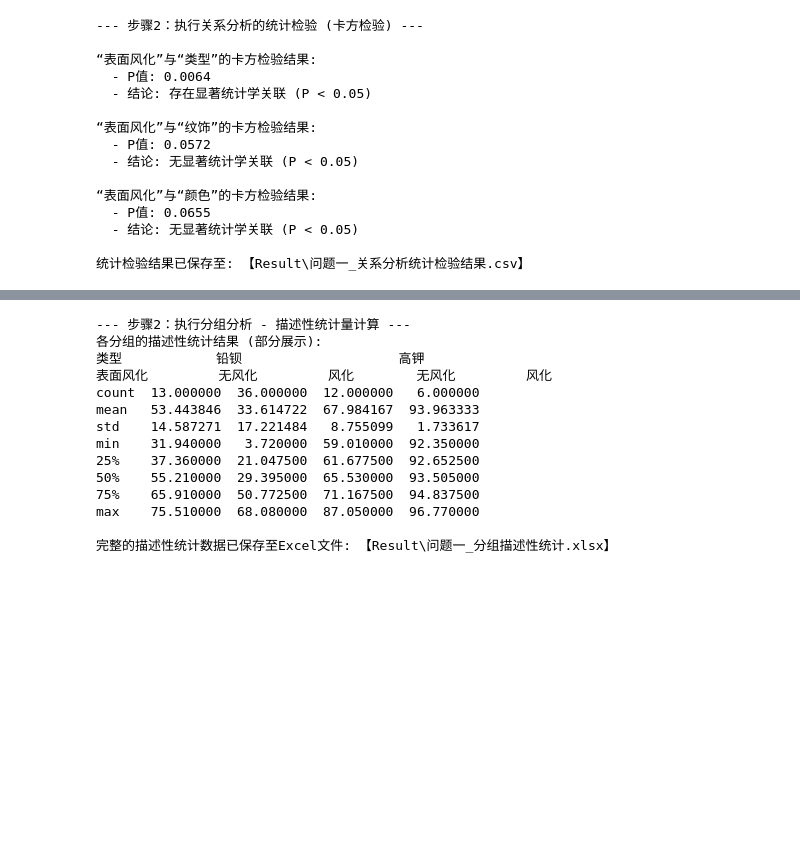
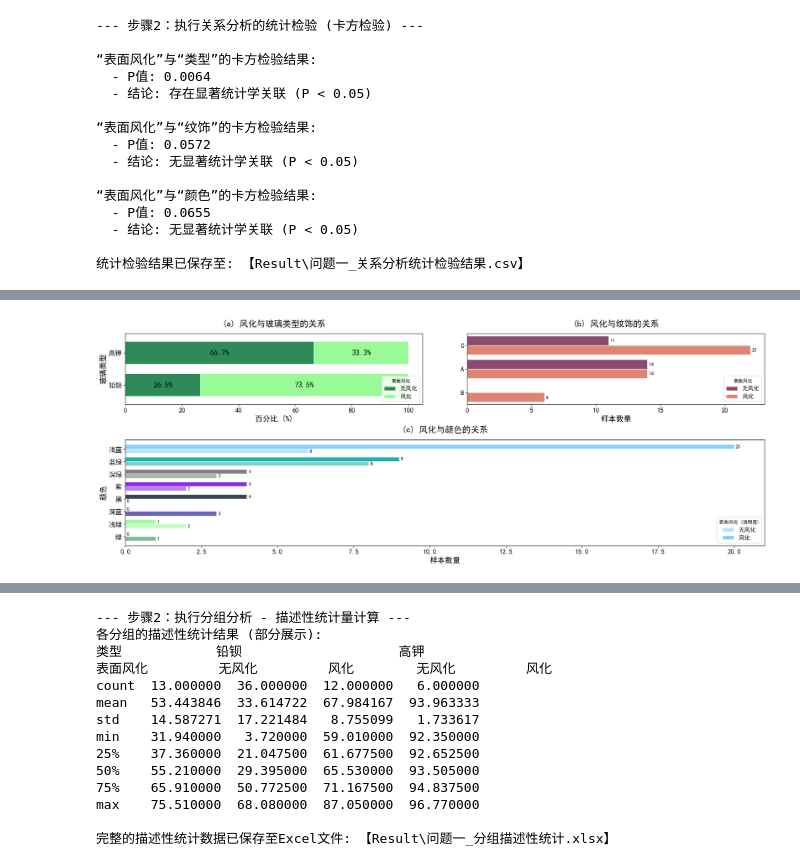
Before and after one commit to fall-fall/2022C, a Jupyter notebook: Code/1/train.ipynb, the cells around one changed output, grey strips where cells are left out. Drawn from its saved outputs; the diff is of its cells as text; code cells hidden in the pictures; blank space fills up the shorter version.

```diff
--- a/Code/1/train.ipynb
+++ b/Code/1/train.ipynb
@@ -159,0 +92,95 @@ if 'df_all' in locals():
+# %%
+# ==============================================================================
+# 代码块 3 (最终版): 关系分析的可视化 (两种长宽比)
+# ==============================================================================
+if 'df_all' in locals():
+    print("\n--- 正在生成两种长宽比的最终版图表 ---")
+
+    # --- (1) 定义图a的最终配色 ---
+    colors_for_type_a = ['#2E8B57', '#98FB98'] # 深海绿 / 淡绿色
+
+    # ==========================================================================
+    #                           版本一：长宽比 3:1
+    # ==========================================================================
+    print("\n--- 正在生成 3:1 版本 ---")
+    fig1 = plt.figure(figsize=(24, 8))
+    gs1 = fig1.add_gridspec(2, 2, height_ratios=[0.8, 1.2], hspace=0.4, wspace=0.15)
+
+    ax_a1 = fig1.add_subplot(gs1[0, 0])
+    ax_b1 = fig1.add_subplot(gs1[0, 1])
+    ax_c1 = fig1.add_subplot(gs1[1, :])
+
+    # --- 绘制子图a ---
+    ct_type_percent1 = pd.crosstab(df_all['类型'], df_all['表面风化'], normalize='index') * 100
+    ct_type_percent1.plot(kind='barh', stacked=True, ax=ax_a1, color=colors_for_type_a, width=0.7, edgecolor='white')
+    for container in ax_a1.containers:
+        ax_a1.bar_label(container, label_type='center', fmt='%.1f%%', color='black', weight='bold', fontsize=16)
+
+    # --- 绘制子图b ---
+    sns.countplot(y='纹饰', hue='表面风化', data=df_all, ax=ax_b1, palette='rocket', order=df_all['纹饰'].value_counts().index, edgecolor='white', alpha=0.85)
+    for container in ax_b1.containers:
+        ax_b1.bar_label(container, label_type='edge', padding=3)
+
+    # --- 绘制子图c ---
+    color_map = {'蓝绿': '#20B2AA', '深蓝': '#00008B', '浅蓝': '#87CEFA', '紫': '#8A2BE2', '绿': '#2E8B57', '黑': '#36454F', '未知': '#B0C4DE', '浅绿': '#98FB98'}
+    color_order = df_all['颜色'].value_counts().index
+    counts = df_all.groupby(['颜色', '表面风化']).size().unstack().reindex(index=color_order, columns=['无风化', '风化']).fillna(0)
+    bar_height = 0.35
+    y_pos = np.arange(len(color_order))
+    unweathered_bars = ax_c1.barh(y_pos + bar_height/2, counts['无风化'], height=bar_height, color=[color_map.get(c, 'gray') for c in color_order], edgecolor='white', alpha=0.6, label='无风化')
+    weathered_bars = ax_c1.barh(y_pos - bar_height/2, counts['风化'], height=bar_height, color=[color_map.get(c, 'gray') for c in color_order], edgecolor='white', alpha=1.0, label='风化')
+    ax_c1.set_yticks(y_pos); ax_c1.set_yticklabels(color_order); ax_c1.invert_yaxis()
+    ax_c1.bar_label(unweathered_bars, padding=3); ax_c1.bar_label(weathered_bars, padding=3)
+    ax_c1.legend(title='表面风化 (透明度)')
+
+    # --- 统一格式化 ---
+    ax_a1.set_title('(a) 风化与玻璃类型的关系', pad=15, fontsize=18); ax_b1.set_title('(b) 风化与纹饰的关系', pad=15, fontsize=18); ax_c1.set_title('(c) 风化与颜色的关系', pad=15, fontsize=18)
+    ax_a1.set_xlabel('百分比 (%)'); ax_a1.set_ylabel('玻璃类型'); ax_a1.legend(title='表面风化', loc='lower right');
+    ax_b1.set_xlabel('样本数量'); ax_b1.set_ylabel(''); ax_b1.legend(title='表面风化', loc='lower right');
+    ax_c1.set_xlabel('样本数量'); ax_c1.set_ylabel('颜色');
+
+    output_fig_path1 = OUTPUT_DIR / '问题一_关系分析可视化_组合图_3_1.png'
+    plt.savefig(output_fig_path1, bbox_inches='tight')
+    print(f"3:1版本组合图表已保存至: 【{output_fig_path1}】")
+    plt.show()
+
+    # ==========================================================================
+    #                           版本二：长宽比 4:1
+    # ==========================================================================
+    print("\n--- 正在生成 4:1 版本 ---")
+    fig2 = plt.figure(figsize=(28, 7))
+    gs2 = fig2.add_gridspec(2, 2, height_ratios=[0.8, 1.2], hspace=0.4, wspace=0.15)
+
+    ax_a2 = fig2.add_subplot(gs2[0, 0])
+    ax_b2 = fig2.add_subplot(gs2[0, 1])
+    ax_c2 = fig2.add_subplot(gs2[1, :])
+
+    # --- 绘制子图a ---
+    ct_type_percent2 = pd.crosstab(df_all['类型'], df_all['表面风化'], normalize='index') * 100
+    ct_type_percent2.plot(kind='barh', stacked=True, ax=ax_a2, color=colors_for_type_a, width=0.7, edgecolor='white')
+    for container in ax_a2.containers:
+        ax_a2.bar_label(container, label_type='center', fmt='%.1f%%', color='black', weight='bold', fontsize=16)
+
+    # --- 绘制子图b ---
+    sns.countplot(y='纹饰', hue='表面风化', data=df_all, ax=ax_b2, palette='rocket', order=df_all['纹饰'].value_counts().index, edgecolor='white', alpha=0.85)
+    for container in ax_b2.containers:
+        ax_b2.bar_label(container, label_type='edge', padding=3)
+
+    # --- 绘制子图c ---
+    unweathered_bars_2 = ax_c2.barh(y_pos + bar_height/2, counts['无风化'], height=bar_height, color=[color_map.get(c, 'gray') for c in color_order], edgecolor='white', alpha=0.6, label='无风化')
+    weathered_bars_2 = ax_c2.barh(y_pos - bar_height/2, counts['风化'], height=bar_height, color=[color_map.get(c, 'gray') for c in color_order], edgecolor='white', alpha=1.0, label='风化')
+    ax_c2.set_yticks(y_pos); ax_c2.set_yticklabels(color_order); ax_c2.invert_yaxis()
+    ax_c2.bar_label(unweathered_bars_2, padding=3); ax_c2.bar_label(weathered_bars_2, padding=3)
+    ax_c2.legend(title='表面风化 (透明度)')
+
+    # --- 统一格式化 ---
+    ax_a2.set_title('(a) 风化与玻璃类型的关系', pad=15, fontsize=18); ax_b2.set_title('(b) 风化与纹饰的关系', pad=15, fontsize=18); ax_c2.set_title('(c) 风化与颜色的关系', pad=15, fontsize=18)
+    ax_a2.set_xlabel('百分比 (%)'); ax_a2.set_ylabel('玻璃类型'); ax_a2.legend(title='表面风化', loc='lower right');
+    ax_b2.set_xlabel('样本数量'); ax_b2.set_ylabel(''); ax_b2.legend(title='表面风化', loc='lower right');
+    ax_c2.set_xlabel('样本数量'); ax_c2.set_ylabel('颜色');
+
+    output_fig_path2 = OUTPUT_DIR / '问题一_关系分析可视化_组合图_4_1.png'
+    plt.savefig(output_fig_path2, bbox_inches='tight')
+    print(f"4:1版本组合图表已保存至: 【{output_fig_path2}】")
+    plt.show()
+# %% [output]
@@ -159,0 +191 @@ if 'df_all' in locals():
+[figure, added]
```
Also changed, not shown: parts of 2 cells of this notebook, 5 other files.
